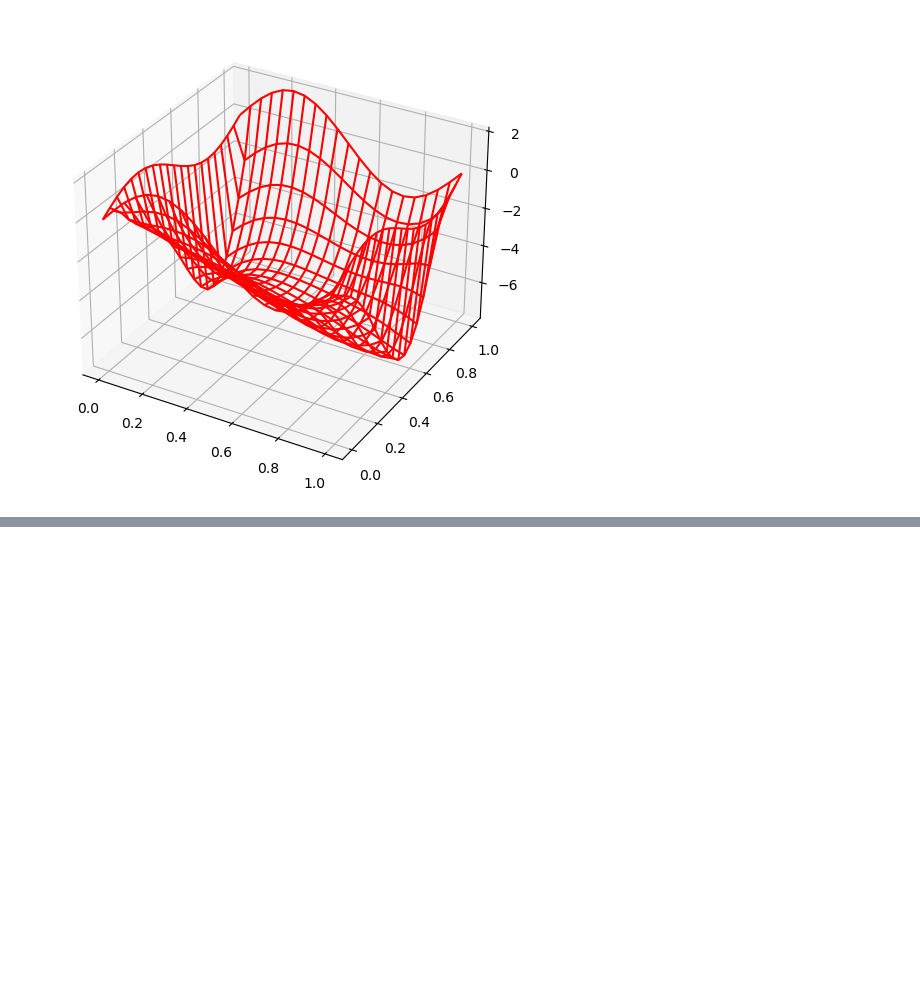
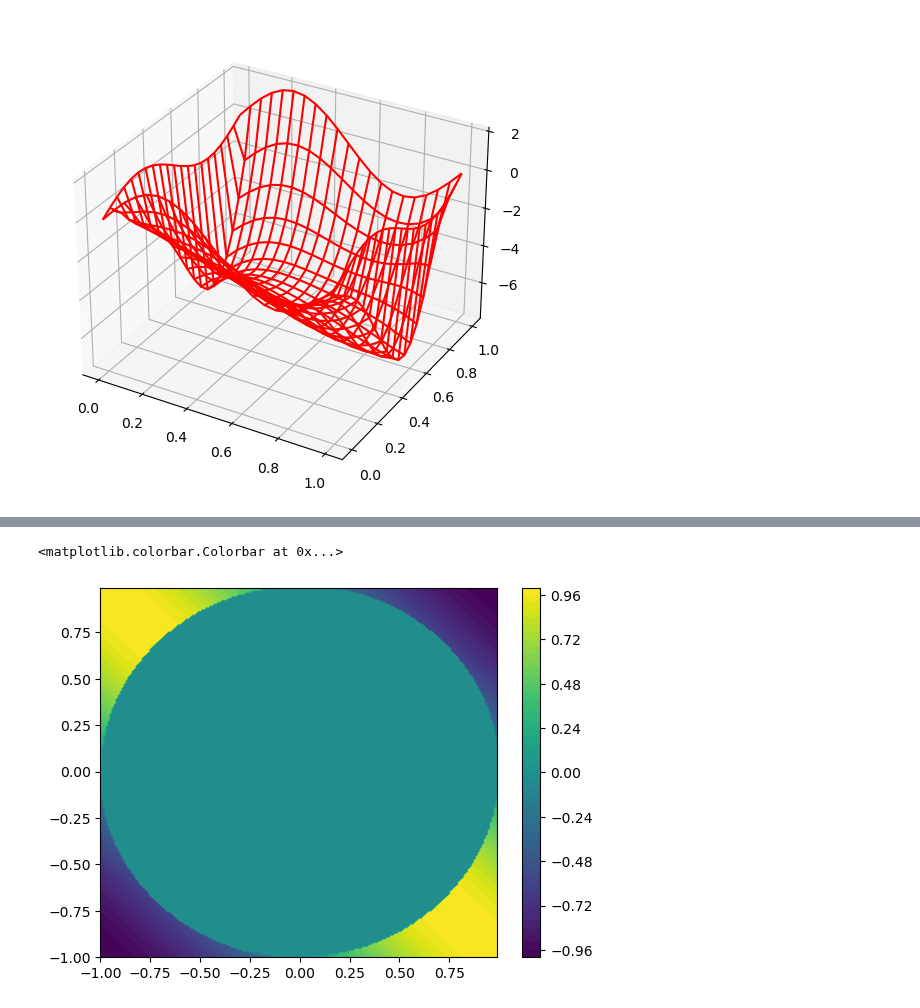
Before and after one commit to AyberkNardan/Numerical-ODE--PDE, a Jupyter notebook: Finite Difference Method/fdm.ipynb, the cells around one changed output, grey strips where cells are left out. Drawn from its saved outputs; the diff is of its cells as text; code cells hidden in the pictures; blank space fills up the shorter version.

```diff
--- a/Finite Difference Method/fdm.ipynb
+++ b/Finite Difference Method/fdm.ipynb
@@ -141,0 +167,11 @@ ax.plot_wireframe(X, Y, u,color='r');
+# %%
+Grid = Omega(X,Y)
+LocGrid = Grid!=0
+U = np.zeros((N,N))
+U[LocGrid] = Grid[LocGrid]
+#U[N//2,N//2] = 1
+plt.contourf(X,Y,U,50)
+plt.colorbar()
+# %% [output]
+<matplotlib.colorbar.Colorbar at 0x...>
+[figure, added]
```
Also changed, not shown: parts of 8 cells of this notebook.
